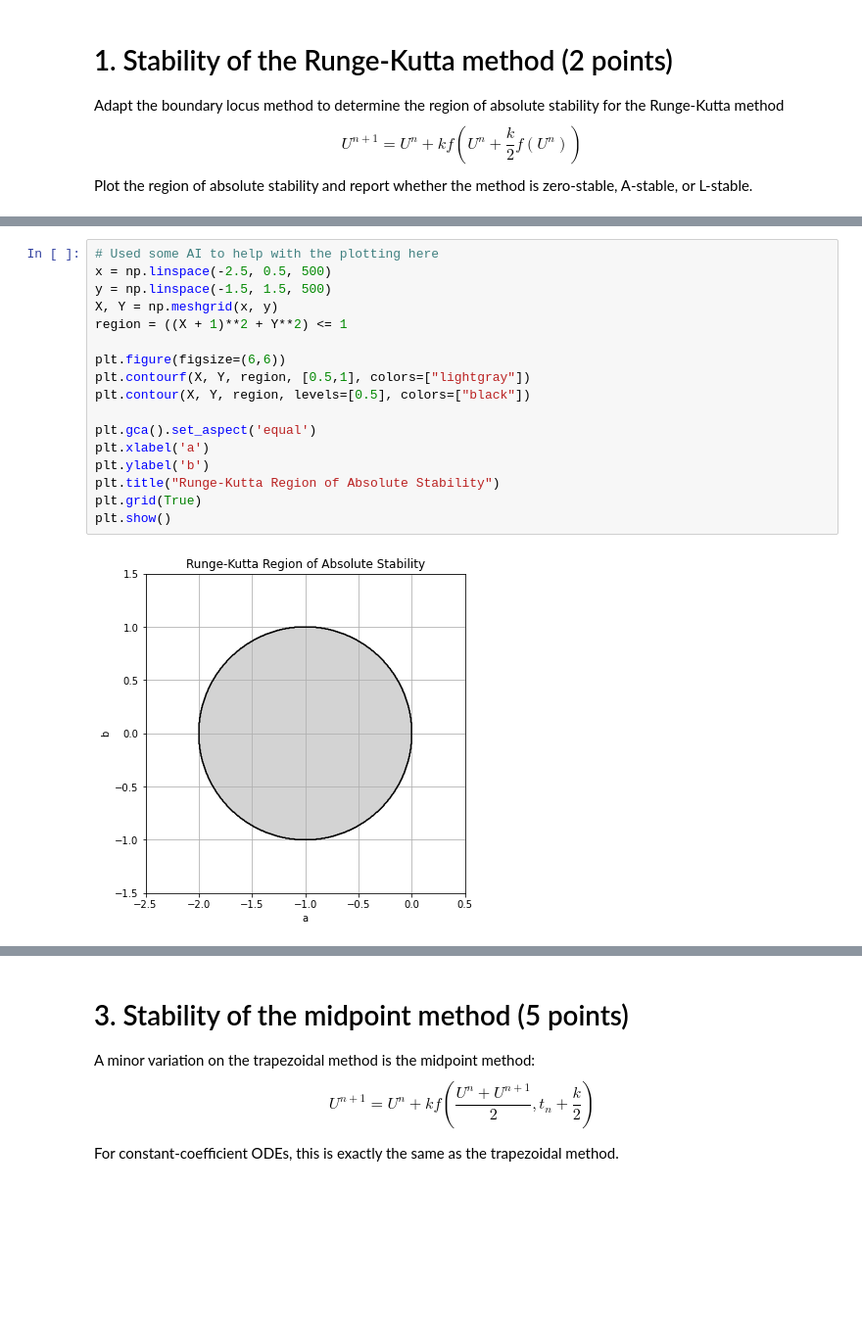
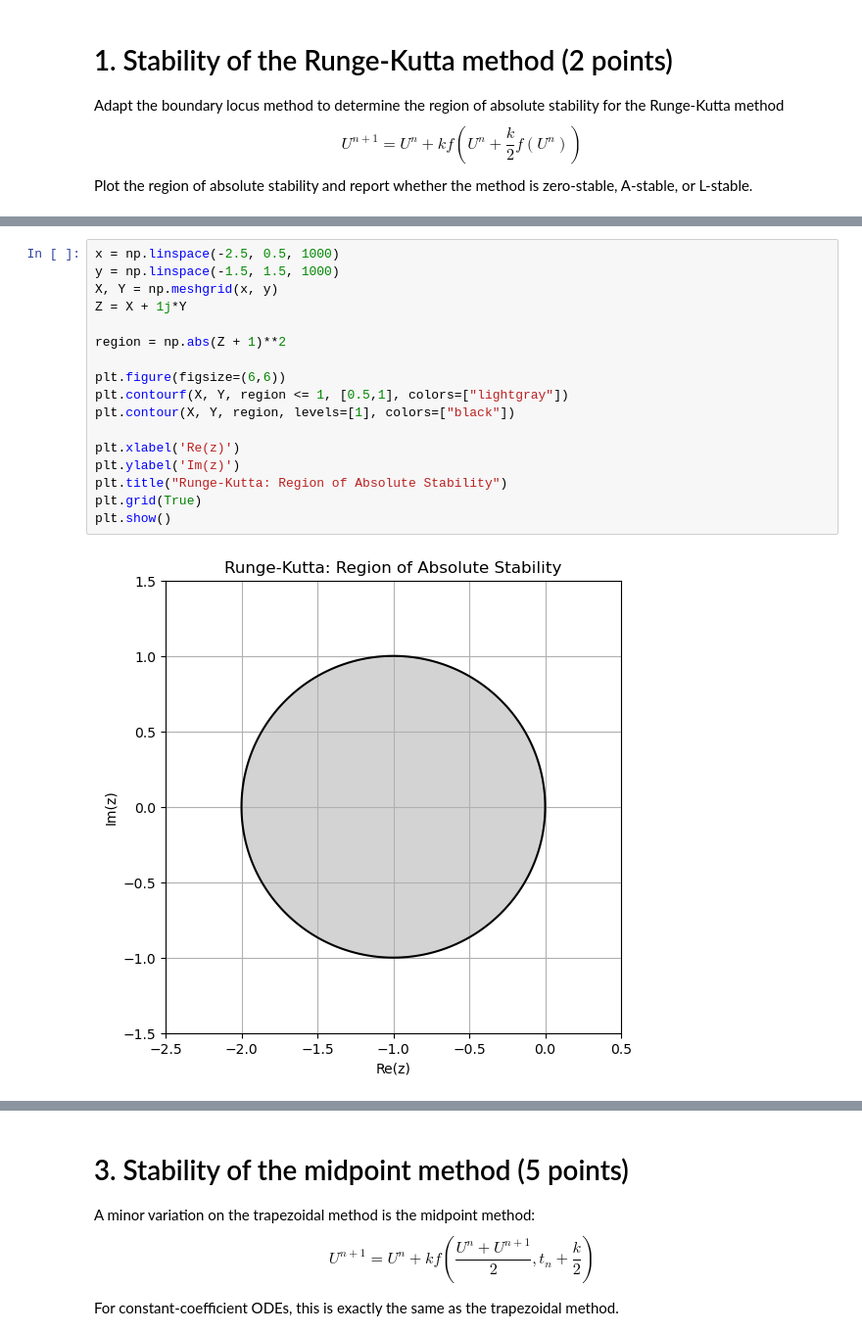
Before and after one commit to whuang259/Math714-Physics763, a Jupyter notebook: Math 714/Math_714_HW_3.ipynb, the cells around one changed output, grey strips where cells are left out. Shown at 98% size. Cells and saved outputs as stored; diff of their text form; blank space fills up the shorter version.

```diff
--- a/Math 714/Math_714_HW_3.ipynb
+++ b/Math 714/Math_714_HW_3.ipynb
@@ -28,22 +30,22 @@ This is a circle centered at $z=-1$ with radius 1, so the method is zero-stable,
 # %%
-# Used some AI to help with the plotting here
-x = np.linspace(-2.5, 0.5, 500)
-y = np.linspace(-1.5, 1.5, 500)
+x = np.linspace(-2.5, 0.5, 1000)
+y = np.linspace(-1.5, 1.5, 1000)
 X, Y = np.meshgrid(x, y)
-region = ((X + 1)**2 + Y**2) <= 1
+Z = X + 1j*Y
+
+region = np.abs(Z + 1)**2
 
 plt.figure(figsize=(6,6))
-plt.contourf(X, Y, region, [0.5,1], colors=["lightgray"])
-plt.contour(X, Y, region, levels=[0.5], colors=["black"])
+plt.contourf(X, Y, region <= 1, [0.5,1], colors=["lightgray"])
+plt.contour(X, Y, region, levels=[1], colors=["black"])
 
-plt.gca().set_aspect('equal')
-plt.xlabel('a')
-plt.ylabel('b')
-plt.title("Runge-Kutta Region of Absolute Stability")
+plt.xlabel('Re(z)')
+plt.ylabel('Im(z)')
+plt.title("Runge-Kutta: Region of Absolute Stability")
 plt.grid(True)
 plt.show()
 # %% [output]
-[figure, old version]
+[figure, new version]
 # %% [markdown]
 # 2.  Stability of the TR-BDF2 method (3 points)
 
```
Also changed, not shown: parts of 29 cells of this notebook, 2 other files.
